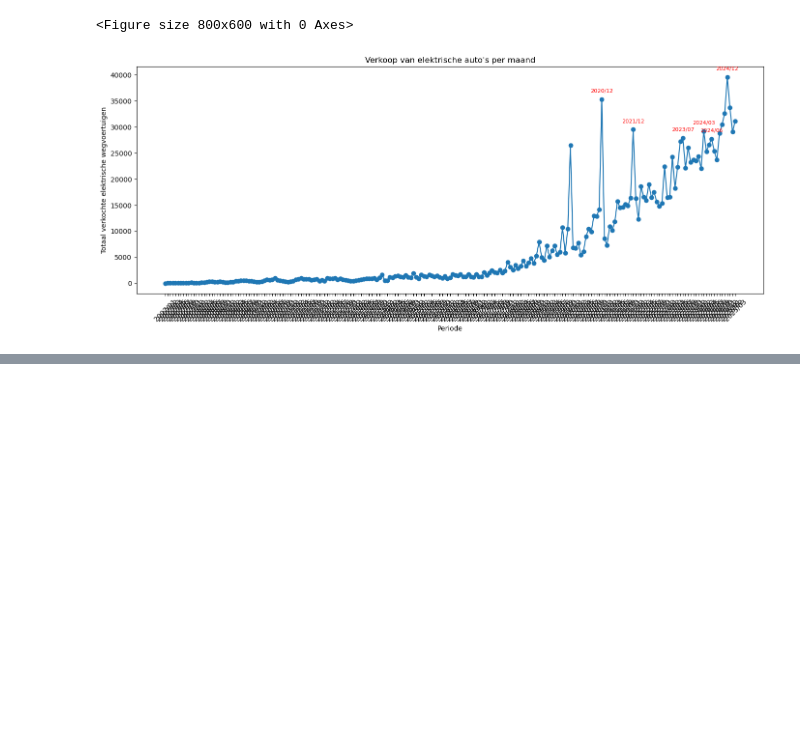
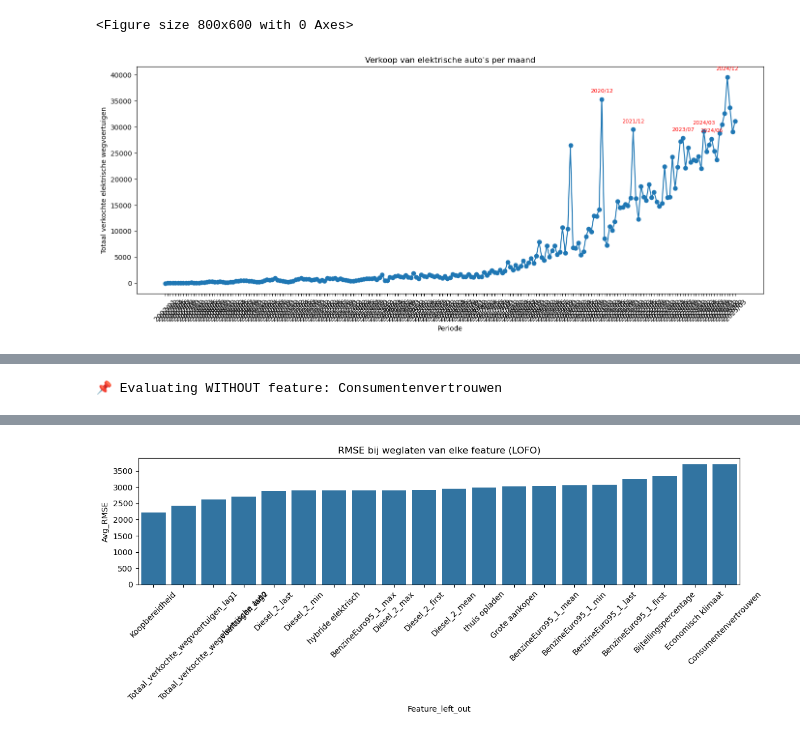
Before and after one commit to DylanHaaz/Tryhard, a Jupyter notebook: v4 _Google_trend/Preprocessing.ipynb, the cells around one changed output, grey strips where cells are left out. Saved outputs shown, nothing was run; the diff lists cells and outputs as text; code cells hidden in the pictures; blank space fills up the shorter version.

```diff
--- a/v4 _Google_trend/Preprocessing.ipynb
+++ b/v4 _Google_trend/Preprocessing.ipynb
@@ -833,0 +1028,74 @@ plt.show()  # Display the plot
+# %%
+import numpy as np
+import pandas as pd
+import matplotlib.pyplot as plt
+from sklearn.model_selection import TimeSeriesSplit
+from statsmodels.tsa.statespace.sarimax import SARIMAX
+from sklearn.metrics import mean_squared_error, mean_absolute_error
+
+# Prepare data
+df = df_lagged.copy()
+df['Periode'] = pd.to_datetime(df['Periode'])
+df.sort_values('Periode', inplace=True)
+
+target_column = 'Totaal_verkochte_wegvoertuigen'
+all_feature_columns = [col for col in df.columns if col not in ['Periode', target_column]]
+
+forecast_horizon = 3
+tscv = TimeSeriesSplit(n_splits=3, test_size=12)
+
+results = []
+
+for feature_to_leave_out in all_feature_columns:
+    print(f"\n📌 Evaluating WITHOUT feature: {feature_to_leave_out}")
+    feature_columns = [col for col in all_feature_columns if col != feature_to_leave_out]
+
+    X = df[feature_columns]
+    y = df[target_column]
+
+    rmse_scores, mae_scores, mape_scores = [], [], []
+
+    for i, (train_index, val_index) in enumerate(tscv.split(y)):
+        y_train, y_val_full = y.iloc[train_index], y.iloc[val_index]
+        X_train, X_val_full = X.iloc[train_index], X.iloc[val_index]
+
+        y_val = y_val_full.iloc[:forecast_horizon]
+        X_val = X_val_full.iloc[:forecast_horizon]
+
+        # Fit SARIMAX
+        model = SARIMAX(y_train, exog=X_train, order=(1, 1, 1))
+        model_fit = model.fit(disp=False)
+
+        forecast = model_fit.forecast(steps=forecast_horizon, exog=X_val)
+
+        rmse = np.sqrt(mean_squared_error(y_val, forecast))
+        mae = mean_absolute_error(y_val, forecast)
+        mape = np.mean(np.abs((y_val - forecast) / y_val)) * 100
+
+        rmse_scores.append(rmse)
+        mae_scores.append(mae)
+        mape_scores.append(mape)
+
+    # Store average results for this feature exclusion
+    results.append({
+        'Feature_left_out': feature_to_leave_out,
+        'Avg_RMSE': np.mean(rmse_scores),
+        'Avg_MAE': np.mean(mae_scores),
+        'Avg_MAPE (%)': np.mean(mape_scores)
+    })
+
+# Show all results in a DataFrame
+results_df = pd.DataFrame(results).sort_values('Avg_RMSE')
+import seaborn as sns
+
+print("\n🔎 LOFO resultaten (gesorteerd op laagste RMSE):")
+print(results_df)
+
+# Optional: Plot
+plt.figure(figsize=(12, 5))
+sns.barplot(data=results_df, x='Feature_left_out', y='Avg_RMSE')
+plt.xticks(rotation=45)
+plt.title('RMSE bij weglaten van elke feature (LOFO)')
+plt.tight_layout()
+plt.show()
+# %% [output]
@@ -833,0 +1109 @@ plt.show()  # Display the plot
+📌 Evaluating WITHOUT feature: Consumentenvertrouwen
@@ -833,0 +1144 @@ plt.show()  # Display the plot
+[figure, added]
```
Also changed, not shown: parts of 12 cells of this notebook, 1 other file.
